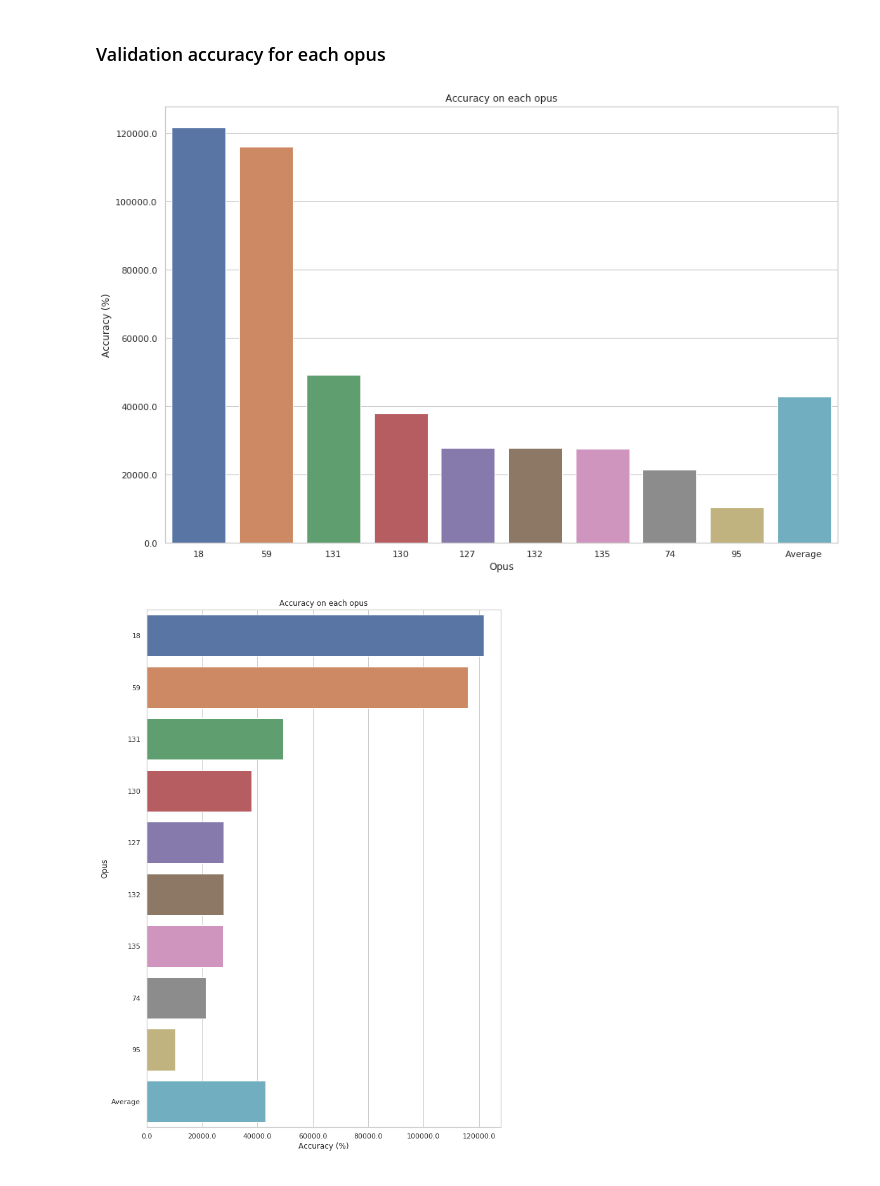
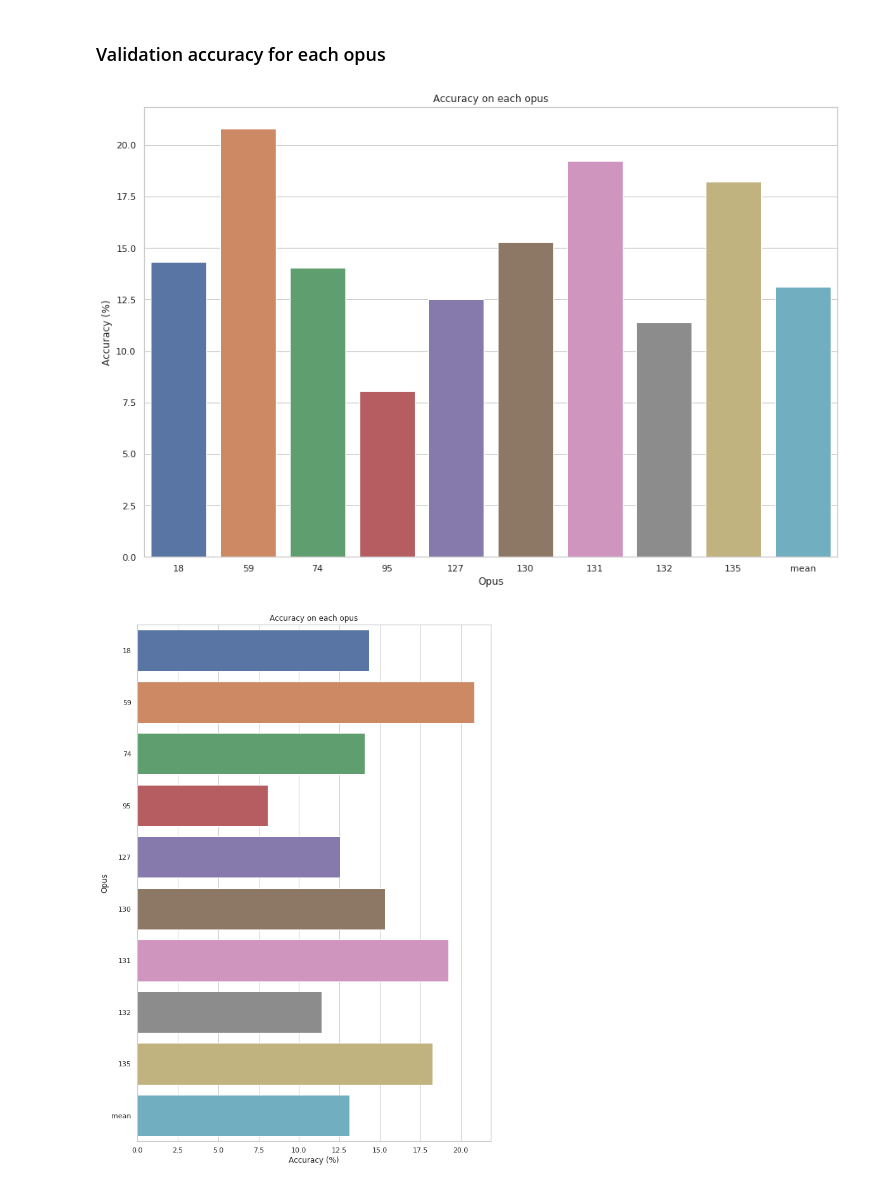
Before and after one commit to laureleo/chord-prediction, a Jupyter notebook: run-2.ipynb, the cells around one changed output. Cells and saved outputs as stored; diff of their text form; code cells hidden in the pictures.

Commit message:
Added weighed graphs

```diff
--- a/run-2.ipynb
+++ b/run-2.ipynb
@@ -224,7 +207,7 @@ Done!
 # %%
 #Select to load the weighed or the unweighed results
-#RESULTS = pd.read_csv('results/BACKUP.csv')
 RESULTS = pd.read_csv('results/WEIGHED_BACKUP.csv')
+RESULTS = pd.read_csv('results/BACKUP.csv')
 
 #Reindex
 RESULTS = RESULTS.set_index(['reg','opus'])
@@ -303,36 +289,41 @@ for opus, fold in df.groupby(level=0):
         fold = fold.drop_duplicates(subset='val_acc')
 
         #Retrieve the scores when the val_acc was highest
         score = fold[fold['val_acc'] == fold['val_acc'].max()]
 
         #Store
         scores = scores.append(score)
 
 #Sort scores by valacc
-scores = scores.sort_values(by='val_acc', ascending=False)
+#scores = scores.sort_values(by='val_acc', ascending=False)
 
 #Append the average score to the individual scores
-avg = BEST.rename(index={best_reg: 'Average'})
+avg = BEST.rename(index={best_reg: 'mean'})
 
 scores = scores.append(avg)
-
-sns.set_style("whitegrid")
 
 #Plot them
 fig, ax = plt.subplots(figsize=(15,10))
 sns.barplot(data=scores[['val_acc']].T)
+#ax.set_title("Weighed accuracy on each opus")
 ax.set_title("Accuracy on each opus")
 ax.set_ylabel("Accuracy (%)")
 ax.set_xlabel("Opus")
 ax.set_yticklabels(np.around(ax.get_yticks()* 100,2))
+#fig.savefig("./figs/Weighed_NNacc_V.png")
+fig.savefig("./figs/NNacc_V.png")
 
 fig, ax = plt.subplots(figsize=(10,15))
 sns.barplot(data=scores[['val_acc']].T, orient='horizontal')
+#ax.set_title("Weighed accuracy on each opus")
 ax.set_title("Accuracy on each opus")
 ax.set_xlabel("Accuracy (%)")
 ax.set_ylabel("Opus")
 ax.set_xticklabels(np.around(ax.get_xticks()* 100,2))
+#fig.savefig("./figs/Weighed_NNacc_H.png")
+fig.savefig("./figs/NNacc_H.png")
+
 plt.show()
 # %% [output]
-[figure, old version]
+[figure, new version]
-[figure, old version]
+[figure, new version]
```
Also changed, not shown: parts of 7 cells of this notebook, 5 other files.
